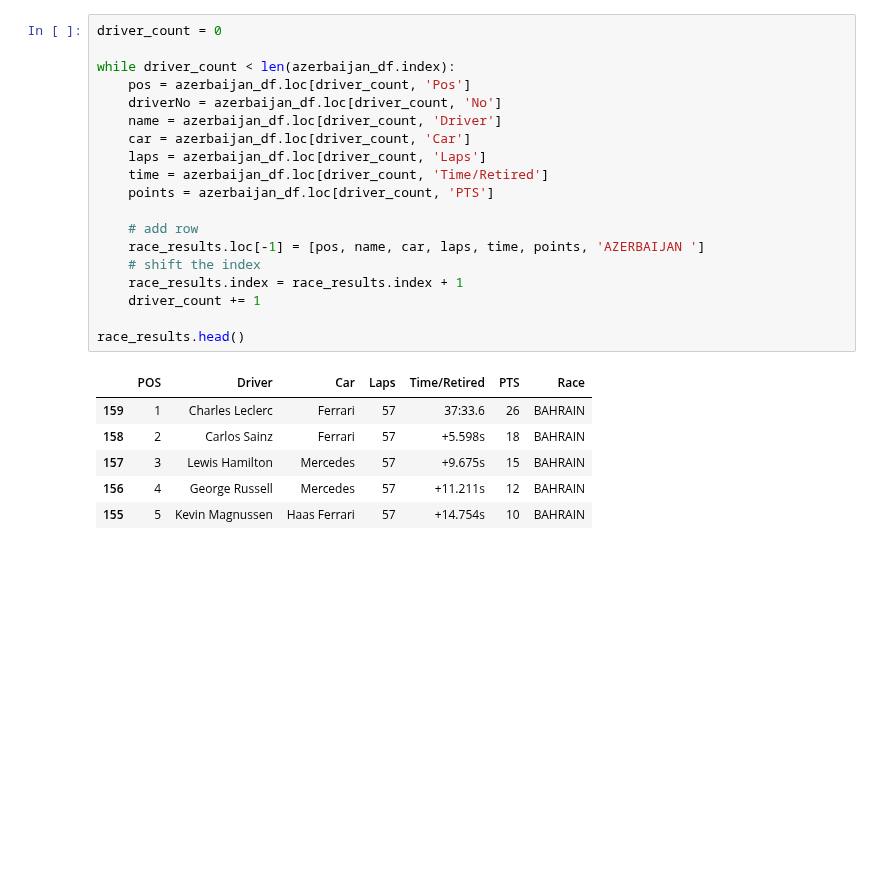
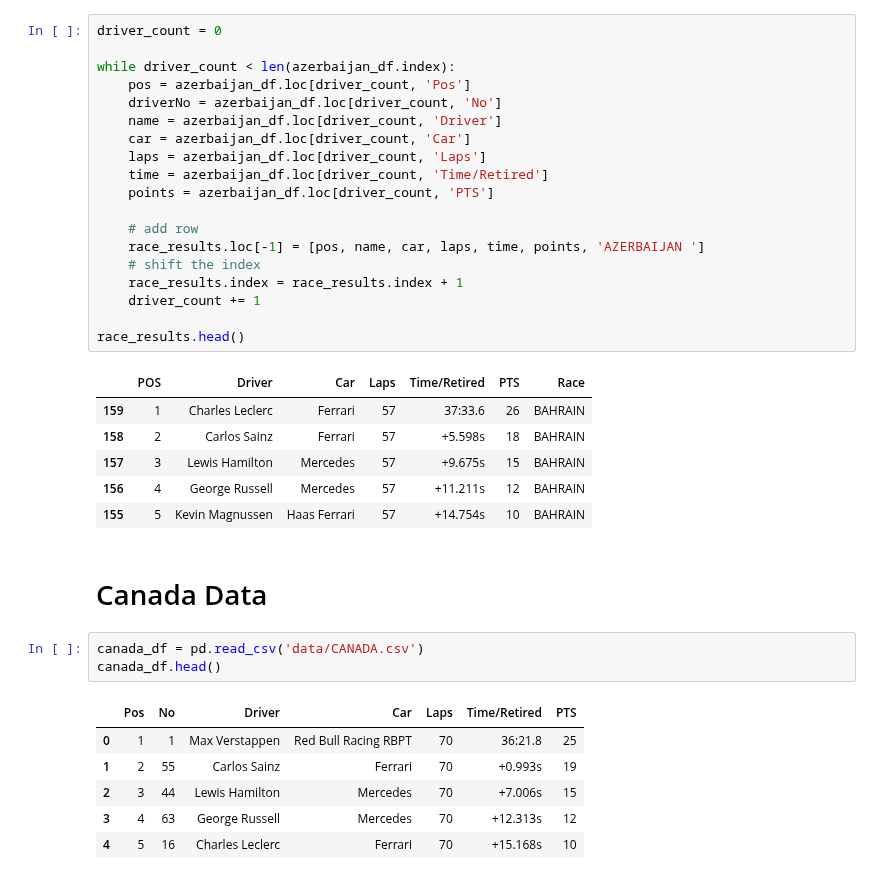
Before and after one commit to JB-26/f1-2022-analysis, a Jupyter notebook: analysis.ipynb, the cells around one changed output. Saved outputs shown, nothing was run; the diff lists cells and outputs as text; blank space fills up the shorter version.

```diff
--- a/analysis.ipynb
+++ b/analysis.ipynb
@@ -441,3 +441,15 @@ race_results.head()
 | 157 | 3 | Lewis Hamilton | Mercedes | 57 | +9.675s | 15 | BAHRAIN |
 | 156 | 4 | George Russell | Mercedes | 57 | +11.211s | 12 | BAHRAIN |
 | 155 | 5 | Kevin Magnussen | Haas Ferrari | 57 | +14.754s | 10 | BAHRAIN |
+# %% [markdown]
+# Canada Data
+# %%
+canada_df = pd.read_csv('data/CANADA.csv')
+canada_df.head()
+# %% [output]
+|  | Pos | No | Driver | Car | Laps | Time/Retired | PTS |
+| 0 | 1 | 1 | Max Verstappen | Red Bull Racing RBPT | 70 | 36:21.8 | 25 |
+| 1 | 2 | 55 | Carlos Sainz | Ferrari | 70 | +0.993s | 19 |
+| 2 | 3 | 44 | Lewis Hamilton | Mercedes | 70 | +7.006s | 15 |
+| 3 | 4 | 63 | George Russell | Mercedes | 70 | +12.313s | 12 |
+| 4 | 5 | 16 | Charles Leclerc | Ferrari | 70 | +15.168s | 10 |
```
Also changed, not shown: parts of 1 cell of this notebook, 5 other files.
